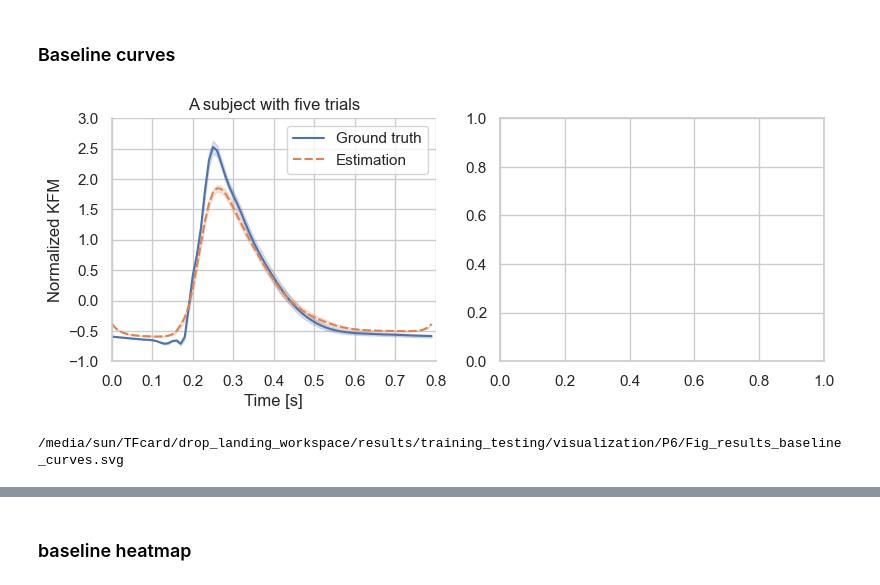
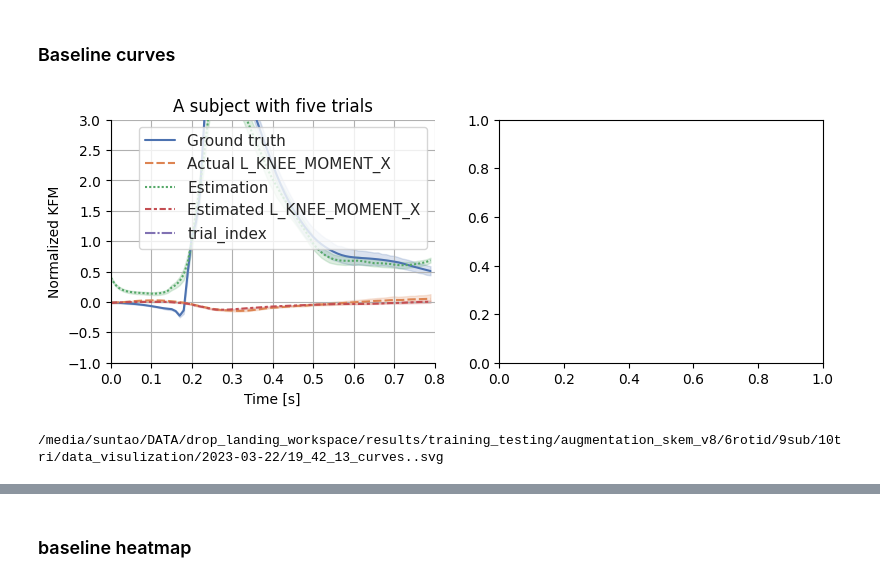
Before and after one commit to sunzhon/transfer_learning_for_droplanding, a Jupyter notebook: jupyter-lab/P6_figure_results_v2.ipynb, the cells around one changed output, grey strips where cells are left out. Saved outputs shown, nothing was run; the diff lists cells and outputs as text; code cells hidden in the pictures.

```diff
--- a/jupyter-lab/P6_figure_results_v2.ipynb
+++ b/jupyter-lab/P6_figure_results_v2.ipynb
@@ -47,35 +47,44 @@ combination_investigation_results = [
 
 combination_investigation_results = [
     os.path.join(RESULTS_PATH, "training_testing", "baseline_mlnn_v18",str(rot_id)+'rotid', str(sub_num)+"sub", str(trial_num)+"tri",
                  "testing_result_folders.txt") for sub_num in range(15,16,1) for trial_num in range(5, 6,5) for rot_id in [0]
 ]
 
 
 combination_investigation_results =  [#combination_investigation_results +[
             os.path.join(RESULTS_PATH, "training_testing", "baseline_mlnn_kam_v20",str(rot_id)+'rotid', str(sub_num)+"sub", str(trial_num)+"tri",
                  "testing_result_folders.txt") for sub_num in range(4,5,1) for trial_num in range(5, 16,5) for rot_id in [0]
 ]
 
 
 combination_investigation_results =  [#combination_investigation_results +[
-            os.path.join(RESULTS_PATH, "training_testing", "baseline_mlnn_pkem_v1",str(rot_id)+'rotid', str(sub_num)+"sub", str(trial_num)+"tri",
-                 "testing_result_folders.txt") for sub_num in range(14,15,1) for trial_num in range(25, 26,5) for rot_id in [10]
+            os.path.join(RESULTS_PATH, "training_testing", "augmentation_dkem_v8",str(rot_id)+'rotid', str(sub_num)+"sub", str(trial_num)+"tri",
+                 "testing_result_folders.txt") for sub_num in range(14,15,1) for trial_num in range(25, 26,5) for rot_id in [6]
 ]
+
+
+combination_investigation_results =  [#combination_investigation_results +[
+            os.path.join(RESULTS_PATH, "training_testing", "augmentation_skem_v8",str(rot_id)+'rotid', str(sub_num)+"sub", str(trial_num)+"tri",
+                 "testing_result_folders.txt") for sub_num in range(9,10,1) for trial_num in range(10,11,5) for rot_id in [6]
+]
+
+
+multi_test_results = get_multi_models_test_results(combination_investigation_results)
 
 config = {
     'xticks':[0.0, 0.1, 0.2, 0.3, 0.4, 0.5, 0.6, 0.7, 0.8],
     'yticks':[-1.0, -0.5, 0.0, 0.5, 1.0, 1.5, 2.0, 2.5, 3.0],
     'ylim':[-1.0, 3.0],
     'figsize': (8,3),
     'ylabels': 5*['Normalized KFM'],
     'titles': ['A subject with five trials', '14 subjects with 25 trials'],
     'font_scale':1.0,
     'save_fig': True,
-    'fig_path': os.path.join(RESULTS_PATH,"training_testing/visualization/P6","Fig_results_baseline_curves.svg"),
+    #'fig_path': os.path.join(RESULTS_PATH,"training_testing/visualization/P6","Fig_results_baseline_curves.svg"),
     'save_format': '.svg'
 }
 
 figpath, multi_model_results = p6plot_statistic_actual_estimation_curves(combination_investigation_results, col_wrap=2, **config)
 # %% [output]
-[figure, old version]
+[figure, new version]
-/media/sun/TFcard/drop_landing_workspace/results/training_testing/visualization/P6/Fig_results_baseline_curves.svg
+/media/suntao/DATA/drop_landing_workspace/results/training_testing/augmentation_skem_v8/6rotid/9sub/10tri/data_visulization/2023-03-22/19_42_13_curves..svg
```
Also changed, not shown: parts of 21 cells of this notebook, 8 other files.
